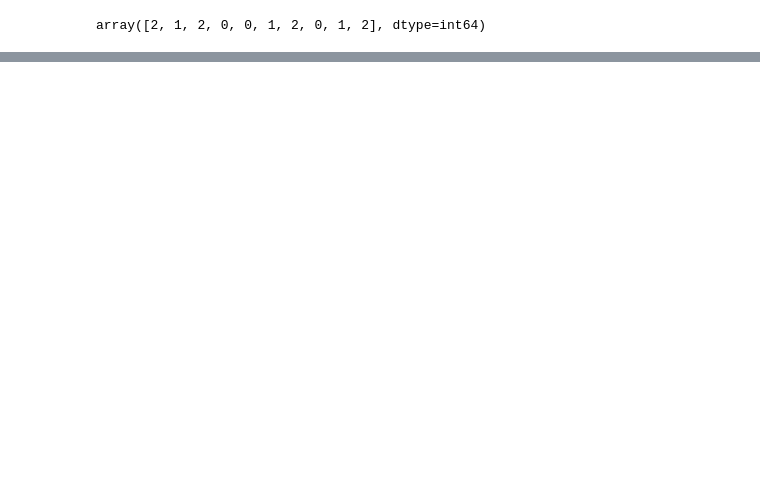
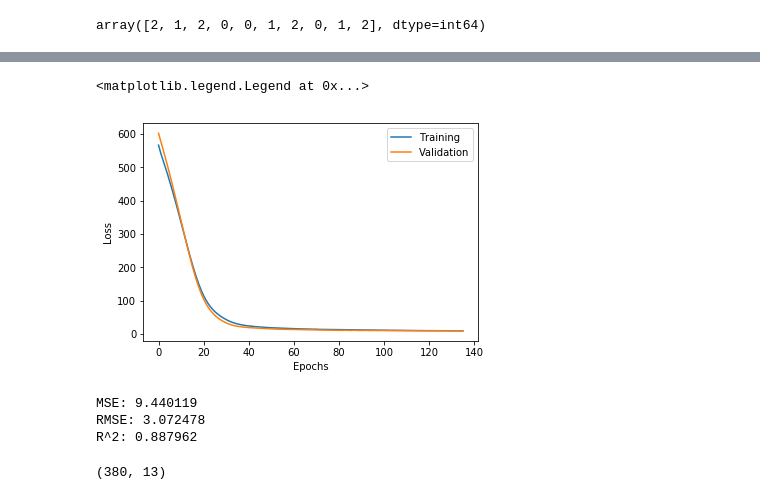
Before and after one commit to abedkhooli/ds2, a Jupyter notebook: keras.ipynb, the cells around one changed output, grey strips where cells are left out. Cells and saved outputs as stored; diff of their text form; code cells hidden in the pictures; blank space fills up the shorter version.

```diff
--- a/keras.ipynb
+++ b/keras.ipynb
@@ -121,0 +144,13 @@ array([[  2.27587458e-04,   1.83421224e-01,   8.16351116e-01],
+# %%
+from sklearn.datasets import load_boston
+from sklearn.preprocessing import StandardScaler, MinMaxScaler
+from sklearn.utils import shuffle
+from sklearn.metrics import r2_score, mean_squared_error
+boston = load_boston()
+Xb, yb = shuffle(boston.data, boston.target, random_state=13)
+Xb_train, Xb_test, yb_train, yb_test = train_test_split(Xb, yb, train_size=0.751, random_state=717)
+scalerS = StandardScaler()
+scalerM = MinMaxScaler()
+scalerS.fit(Xb_train)
+Xb_train = scalerS.transform(Xb_train)
+Xb_test = scalerS.transform(Xb_test)
@@ -121,0 +162,8 @@ array([[  2.27587458e-04,   1.83421224e-01,   8.16351116e-01],
+# %%
+modelb = Sequential()
+modelb.add(Dense(52, input_dim=13, activation='relu'))
+modelb.add(Dense(26, activation='relu'))
+modelb.add(Dense(1, activation='linear'))
+# Compile model
+modelb.compile(loss='mean_squared_error', optimizer='rmsprop')
+modelb.summary()
@@ -121,0 +184,4 @@ array([[  2.27587458e-04,   1.83421224e-01,   8.16351116e-01],
+# %%
+early_stopb = EarlyStopping(monitor='val_loss', patience=5, verbose=1)
+Resultb = modelb.fit(Xb_train, yb_train, validation_data = (Xb_test, yb_test), epochs=200,
+          batch_size=76, verbose=True, callbacks=[early_stopb])
@@ -121,0 +208,25 @@ array([[  2.27587458e-04,   1.83421224e-01,   8.16351116e-01],
+# %%
+plt.figure()
+plt.xlabel('Epochs')
+plt.ylabel('Loss')
+plt.plot(Resultb.history['loss'])
+plt.plot(Resultb.history['val_loss'])
+plt.legend(['Training', 'Validation'])
+# %% [output]
+<matplotlib.legend.Legend at 0x...>
+[figure, added]
+# %%
+yb_predicted = modelb.predict(Xb_test)
+score = mean_squared_error(yb_predicted, yb_test)
+Rsq = r2_score(yb_test, yb_predicted)
+print('MSE: {0:f}'.format(score))
+print('RMSE: {0:f}'.format(score**0.5))
+print('R^2: {0:f}'.format(Rsq))
+# %% [output]
+MSE: 9.440119
+RMSE: 3.072478
+R^2: 0.887962
+# %%
+Xb_train.shape
+# %% [output]
+(380, 13)
```
Also changed, not shown: parts of 11 cells of this notebook.
